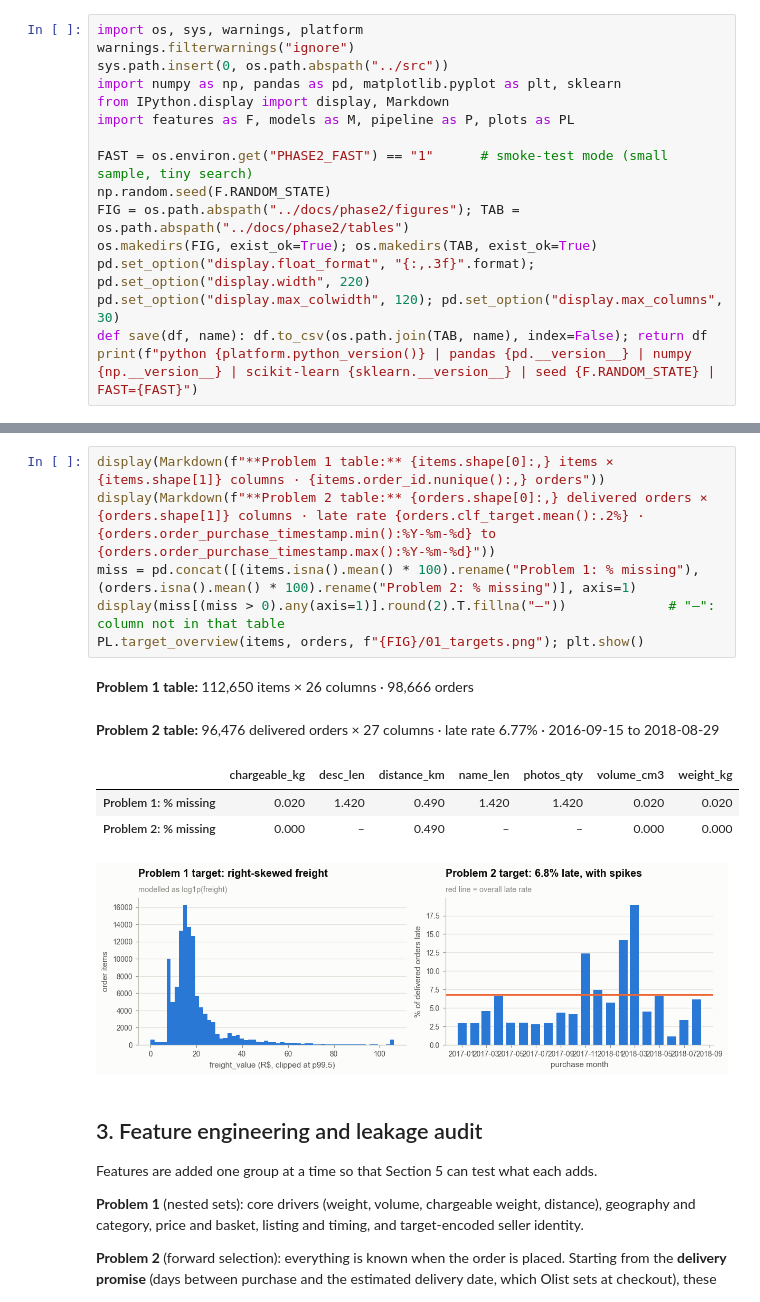
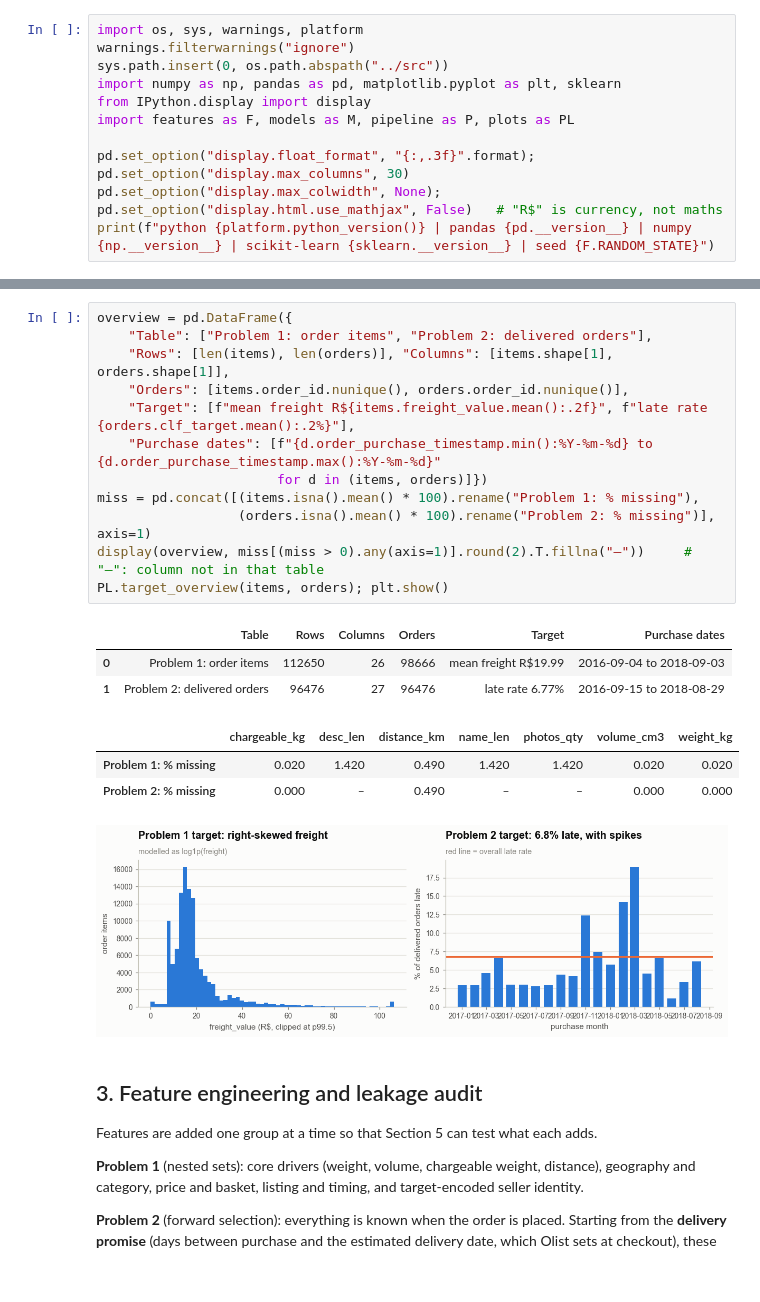
Before and after one commit to likeyou-ky/Team5_IT5006_Ecommerce_Analytics_AY2627Sem1, a Jupyter notebook: notebooks/Team5_Phase2_IT5006_AY2627Sem1.ipynb, the cells around one changed output, grey strips where cells are left out. Cells and saved outputs as stored; diff of their text form; blank space fills up the shorter version.

```diff
--- a/notebooks/Team5_Phase2_IT5006_AY2627Sem1.ipynb
+++ b/notebooks/Team5_Phase2_IT5006_AY2627Sem1.ipynb
@@ -21,15 +21,10 @@ import os, sys, warnings, platform
 warnings.filterwarnings("ignore")
 sys.path.insert(0, os.path.abspath("../src"))
 import numpy as np, pandas as pd, matplotlib.pyplot as plt, sklearn
-from IPython.display import display, Markdown
+from IPython.display import display
 import features as F, models as M, pipeline as P, plots as PL
 
-FAST = os.environ.get("PHASE2_FAST") == "1"      # smoke-test mode (small sample, tiny search)
-np.random.seed(F.RANDOM_STATE)
-FIG = os.path.abspath("../docs/phase2/figures"); TAB = os.path.abspath("../docs/phase2/tables")
-os.makedirs(FIG, exist_ok=True); os.makedirs(TAB, exist_ok=True)
-pd.set_option("display.float_format", "{:,.3f}".format); pd.set_option("display.width", 220)
-pd.set_option("display.max_colwidth", 120); pd.set_option("display.max_columns", 30)
-def save(df, name): df.to_csv(os.path.join(TAB, name), index=False); return df
-print(f"python {platform.python_version()} | pandas {pd.__version__} | numpy {np.__version__} | scikit-learn {sklearn.__version__} | seed {F.RANDOM_STATE} | FAST={FAST}")
+pd.set_option("display.float_format", "{:,.3f}".format); pd.set_option("display.max_columns", 30)
+pd.set_option("display.max_colwidth", None); pd.set_option("display.html.use_mathjax", False)   # "R$" is currency, not maths
+print(f"python {platform.python_version()} | pandas {pd.__version__} | numpy {np.__version__} | scikit-learn {sklearn.__version__} | seed {F.RANDOM_STATE}")
 # %% [output]
@@ -94,15 +83,22 @@ display(m.T.round(3))
 # %%
-display(Markdown(f"**Problem 1 table:** {items.shape[0]:,} items × {items.shape[1]} columns · {items.order_id.nunique():,} orders"))
-display(Markdown(f"**Problem 2 table:** {orders.shape[0]:,} delivered orders × {orders.shape[1]} columns · late rate {orders.clf_target.mean():.2%} · {orders.order_purchase_timestamp.min():%Y-%m-%d} to {orders.order_purchase_timestamp.max():%Y-%m-%d}"))
-miss = pd.concat([(items.isna().mean() * 100).rename("Problem 1: % missing"), (orders.isna().mean() * 100).rename("Problem 2: % missing")], axis=1)
-display(miss[(miss > 0).any(axis=1)].round(2).T.fillna("–"))             # "–": column not in that table
-PL.target_overview(items, orders, f"{FIG}/01_targets.png"); plt.show()
+overview = pd.DataFrame({
+    "Table": ["Problem 1: order items", "Problem 2: delivered orders"],
+    "Rows": [len(items), len(orders)], "Columns": [items.shape[1], orders.shape[1]],
+    "Orders": [items.order_id.nunique(), orders.order_id.nunique()],
+    "Target": [f"mean freight R${items.freight_value.mean():.2f}", f"late rate {orders.clf_target.mean():.2%}"],
+    "Purchase dates": [f"{d.order_purchase_timestamp.min():%Y-%m-%d} to {d.order_purchase_timestamp.max():%Y-%m-%d}"
+                       for d in (items, orders)]})
+miss = pd.concat([(items.isna().mean() * 100).rename("Problem 1: % missing"),
+                  (orders.isna().mean() * 100).rename("Problem 2: % missing")], axis=1)
+display(overview, miss[(miss > 0).any(axis=1)].round(2).T.fillna("–"))     # "–": column not in that table
+PL.target_overview(items, orders); plt.show()
 # %% [output]
-**Problem 1 table:** 112,650 items × 26 columns · 98,666 orders
-**Problem 2 table:** 96,476 delivered orders × 27 columns · late rate 6.77% · 2016-09-15 to 2018-08-29
-|  | chargeable_kg | desc_len | distance_km | name_len | photos_qty | volume_cm3 | weight_kg |
-| Problem 1: % missing | 0.020 | 1.420 | 0.490 | 1.420 | 1.420 | 0.020 | 0.020 |
-| Problem 2: % missing | 0.000 | – | 0.490 | – | – | 0.000 | 0.000 |
+|  | Table | Rows | Columns | Orders | Target | Purchase dates |
+| 0 | Problem 1: order items | 112650 | 26 | 98666 | mean freight R$19.99 | 2016-09-04 to 2018-09-03 |
+| 1 | Problem 2: delivered orders | 96476 | 27 | 96476 | late rate 6.77% | 2016-09-15 to 2018-08-29 |
+|  | chargeable_kg | desc_len | distance_km | name_len | photos_qty | volume_cm3 | weight_kg |
+| Problem 1: % missing | 0.020 | 1.420 | 0.490 | 1.420 | 1.420 | 0.020 | 0.020 |
+| Problem 2: % missing | 0.000 | – | 0.490 | – | – | 0.000 | 0.000 |
 [figure]
 # %% [markdown]
 ## 3. Feature engineering and leakage audit
```
Also changed, not shown: parts of 100 cells of this notebook, 4 other files.
